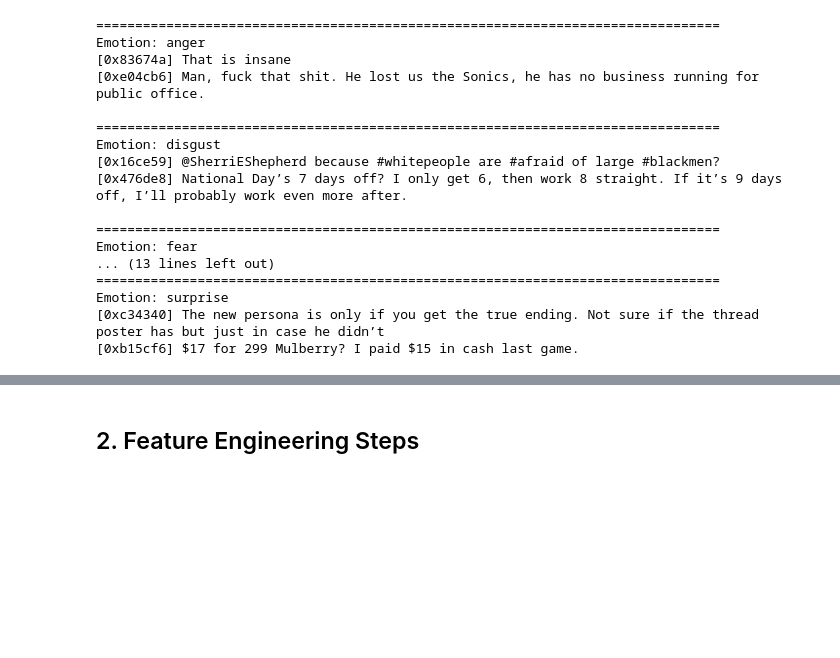
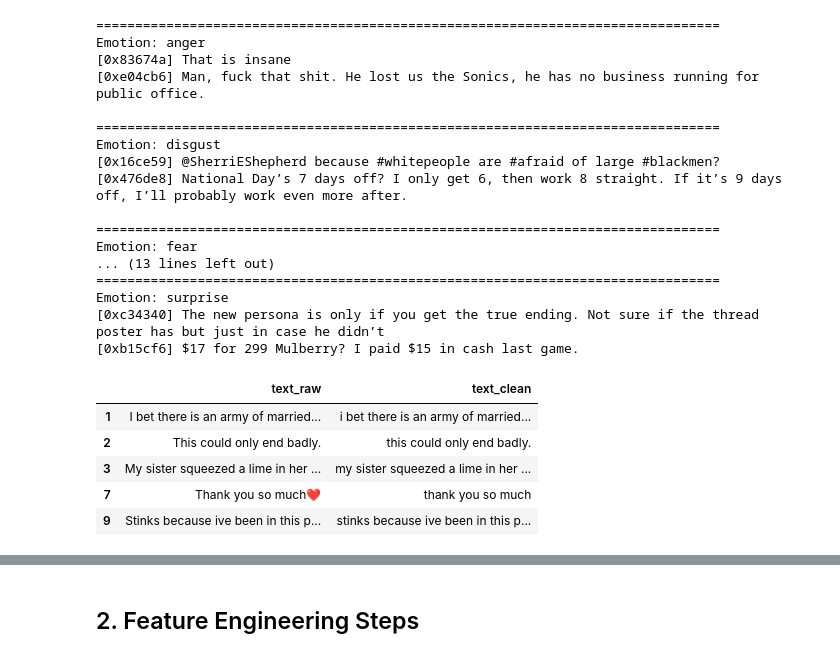
Before and after one commit to CedricCVT/DM2025-Lab2-Exercise, a Jupyter notebook: DM2025_Lab2_Homework.ipynb, the cells around one changed output, grey strips where cells are left out. Cells and saved outputs as stored; diff of their text form; code cells hidden in the pictures; blank space fills up the shorter version.

```diff
--- a/DM2025_Lab2_Homework.ipynb
+++ b/DM2025_Lab2_Homework.ipynb
@@ -317,3 +323,46 @@ Emotion: fear
 Emotion: surprise
 [0xc34340] The new persona is only if you get the true ending. Not sure if the thread poster has but just in case he didn’t
 [0xb15cf6] $17 for 299 Mulberry? I paid $15 in cash last game.
+# %%
+# we are now going to do some text cleaning/preprocessing like
+# removing urls, mentions, and cutting off weird chars (hashtags chars, but we keep words)
+# however we are going to keep punctuation because I think it carries a lot
+# of emotions ( !!! ??? ...)
+
+URL_PATTERN = re.compile(r"http\S+|www\.\S+")
+MENTION_PATTERN = re.compile(r"@\w+")
+HASHTAG_PATTERN = re.compile(r"#(\w+)")
+
+def clean_text(text):
+    """
+    cleaner for tweets/posts:
+    - put everything in lowercase
+    - remove urls and mentions
+    - strip '#' characters but keep hashtag words
+    - keep basic punctuation to keep emotions !!
+    """
+    text = str(text)
+    text = text.lower()
+    text = URL_PATTERN.sub(" url ", text)
+    text = MENTION_PATTERN.sub(" user ", text)
+    text = HASHTAG_PATTERN.sub(r"\1", text)
+    # keep only letters, digits, and a few punctuation marks
+    text = re.sub(r"[^a-z0-9!?,'\".\s]", " ", text)
+    text = re.sub(r"\s+", " ", text).strip()
+    return text
+
+# combine main text + hashtags, then clean
+train_df["text_raw"] = train_df["text"].fillna("") + " " + train_df["hashtags"].fillna("")
+test_df["text_raw"] = test_df["text"].fillna("") + " " + test_df["hashtags"].fillna("")
+
+train_df["text_clean"] = train_df["text_raw"].apply(clean_text)
+test_df["text_clean"] = test_df["text_raw"].apply(clean_text)
+
+display(train_df[["text_raw", "text_clean"]].head())
+# %% [output]
+|  | text_raw | text_clean |
+| 1 | I bet there is an army of married... | i bet there is an army of married... |
+| 2 | This could only end badly. | this could only end badly. |
+| 3 | My sister squeezed a lime in her ... | my sister squeezed a lime in her ... |
+| 7 | Thank you so much❤️ | thank you so much |
+| 9 | Stinks because ive been in this p... | stinks because ive been in this p... |
```
Also changed, not shown: parts of 12 cells of this notebook.
